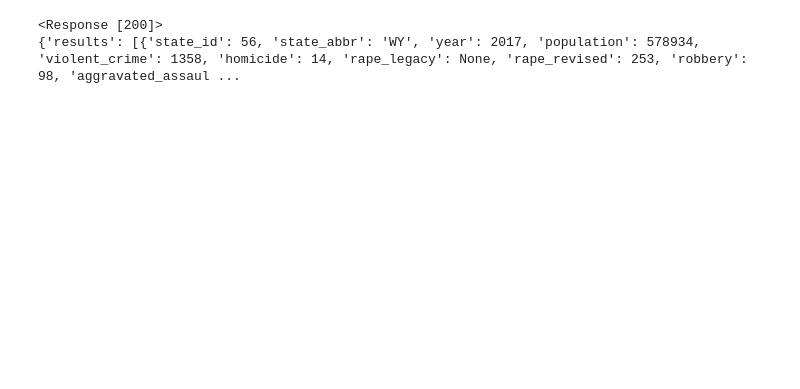
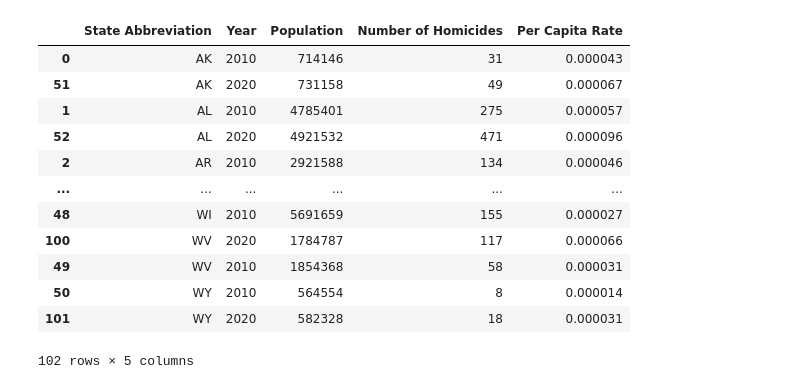
Before and after one commit to N-J-Miller/Project_1, a Jupyter notebook: Project_01_Hafsa_and_Nicole.ipynb, the cells around one changed output. Saved outputs shown, nothing was run; the diff lists cells and outputs as text; code cells hidden in the pictures; blank space fills up the shorter version.

```diff
--- a/Project_01_Hafsa_and_Nicole.ipynb
+++ b/Project_01_Hafsa_and_Nicole.ipynb
@@ -163,4 +285,37 @@ murder_by_state
 # %%
+# Now we can create a dataframe in order to efficiently work with our collected data.
+
+state_murders_2010 = pd.DataFrame(murder_by_state_2010)
+# This worked as expected.
+
+#Now we want to add a column for per capita murder rates. Per capita murder rate is equal to
+# the number of homicides divided by the population.The dataframe would also look better if
+#the Year was made the index.
+
+state_murders_2010['Per Capita Rate'] = state_murders_2010['Number of Homicides'] / state_murders_2010['Population']
+state_murders_2010.set_index('Year')
+
+# Repeat for 2020
+state_murders_2020 = pd.DataFrame(murder_by_state_2020)
+
+state_murders_2020['Per Capita Rate'] = state_murders_2020['Number of Homicides'] / state_murders_2020['Population']
+state_murders_2020.set_index('Year')
+
+# Join the dataframes
+
+state_murders_df = pd.concat([state_murders_2010, state_murders_2020],ignore_index=True)
+state_murders_df.sort_values(by='State Abbreviation',axis=0, ascending=True, inplace=False, kind='quicksort', na_position='last')
 # %% [output]
+|  | State Abbreviation | Year | Population | Number of Homicides | Per Capita Rate |
+| 0 | AK | 2010 | 714146 | 31 | 0.000043 |
+| 51 | AK | 2020 | 731158 | 49 | 0.000067 |
+| 1 | AL | 2010 | 4785401 | 275 | 0.000057 |
+| 52 | AL | 2020 | 4921532 | 471 | 0.000096 |
+| 2 | AR | 2010 | 2921588 | 134 | 0.000046 |
+| ... | ... | ... | ... | ... | ... |
+| 48 | WI | 2010 | 5691659 | 155 | 0.000027 |
+| 100 | WV | 2020 | 1784787 | 117 | 0.000066 |
+| 49 | WV | 2010 | 1854368 | 58 | 0.000031 |
+| 50 | WY | 2010 | 564554 | 8 | 0.000014 |
+| 101 | WY | 2020 | 582328 | 18 | 0.000031 |
-<Response [200]>
-{'results': [{'state_id': 56, 'state_abbr': 'WY', 'year': 2017, 'population': 578934, 'violent_crime': 1358, 'homicide': 14, 'rape_legacy': None, 'rape_revised': 253, 'robbery': 98, 'aggravated_assaul ...
+102 rows × 5 columns
```
Also changed, not shown: parts of 25 cells of this notebook.
